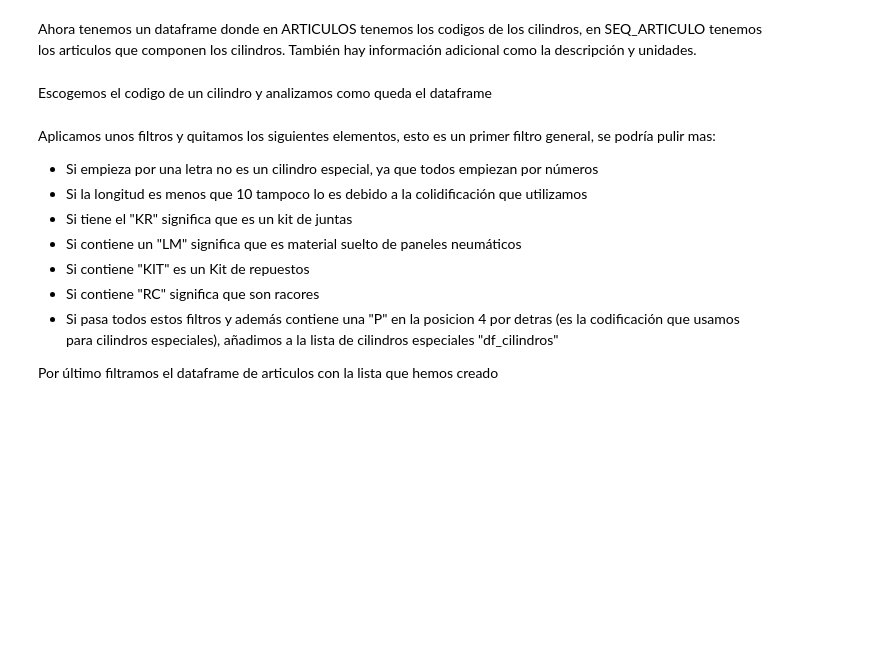
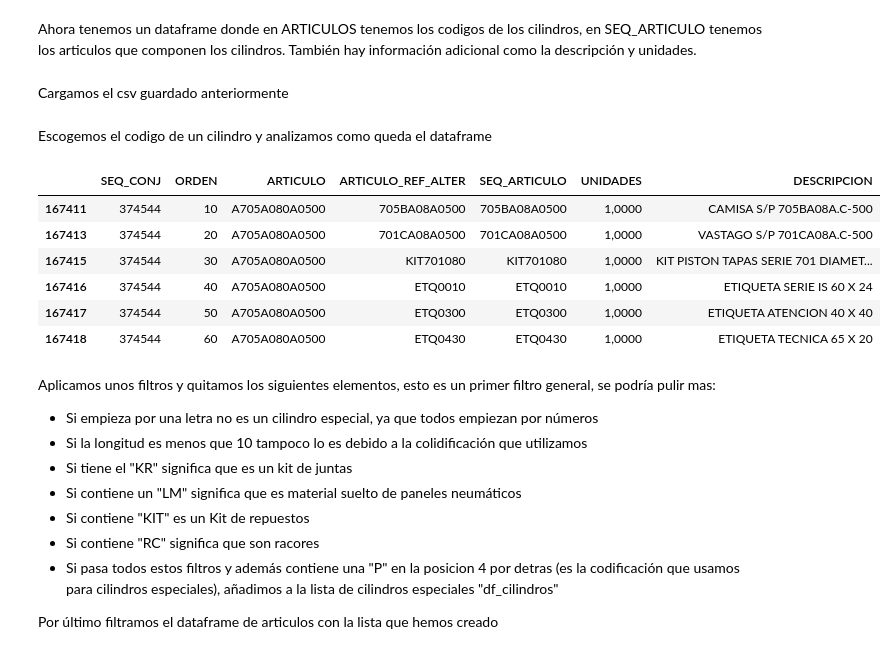
Before and after one commit to AndoniAzko/PREPARACION-DE-PRESUPESTOS-PREDICTIVO, a Jupyter notebook: TFM KSCHOOL.ipynb, the cells around one changed output. Drawn from its saved outputs; the diff is of its cells as text; code cells hidden in the pictures; blank space fills up the shorter version.

```diff
--- a/TFM KSCHOOL.ipynb
+++ b/TFM KSCHOOL.ipynb
@@ -338,13 +361,22 @@ df_estructuras.to_csv(r'C:\Users\Andoni\Desktop\MASTER DATA SCIENCE\TFM\DATA\DF_
 # %%
 pd.set_option('display.max_columns', 20)
 pd.set_option('display.max_rows', 50)
+# %% [markdown]
+Cargamos el csv guardado anteriormente
 # %%
-df_estructuras = pd.read_csv(r'C:\Users\Andoni\Desktop\MASTER DATA SCIENCE\TFM\DATA\DF_ESTRUCTURAS_MODIFICADO.csv')
-df_estructuras[df_estructuras['ARTICULO'] == None]
+df_estructuras = pd.read_csv(r'..\DATA\DF_ESTRUCTURAS_MODIFICADO.csv')
 # %% [markdown]
 Escogemos el codigo de un cilindro y analizamos como queda el dataframe
 # %%
-df_estructuras[df_estructuras['ARTICULO'] == 'G70FE20B']
+df_estructuras[df_estructuras['ARTICULO'] == 'A705A080A0500']
+# %% [output]
+|  | SEQ_CONJ | ORDEN | ARTICULO | ARTICULO_REF_ALTER | SEQ_ARTICULO | UNIDADES | DESCRIPCION |
+| 167411 | 374544 | 10 | A705A080A0500 | 705BA08A0500 | 705BA08A0500 | 1,0000 | CAMISA S/P 705BA08A.C-500 |
+| 167413 | 374544 | 20 | A705A080A0500 | 701CA08A0500 | 701CA08A0500 | 1,0000 | VASTAGO S/P 701CA08A.C-500 |
+| 167415 | 374544 | 30 | A705A080A0500 | KIT701080 | KIT701080 | 1,0000 | KIT PISTON TAPAS SERIE 701 DIAMET... |
+| 167416 | 374544 | 40 | A705A080A0500 | ETQ0010 | ETQ0010 | 1,0000 | ETIQUETA SERIE IS 60 X 24 |
+| 167417 | 374544 | 50 | A705A080A0500 | ETQ0300 | ETQ0300 | 1,0000 | ETIQUETA ATENCION 40 X 40 |
+| 167418 | 374544 | 60 | A705A080A0500 | ETQ0430 | ETQ0430 | 1,0000 | ETIQUETA TECNICA 65 X 20 |
 # %% [markdown]
 Aplicamos unos filtros y quitamos los siguientes elementos, esto es un primer filtro general, se podría pulir mas:
 - Si empieza por una letra no es un cilindro especial, ya que todos empiezan por números
```
Also changed, not shown: parts of 85 cells of this notebook, 4 other files.
